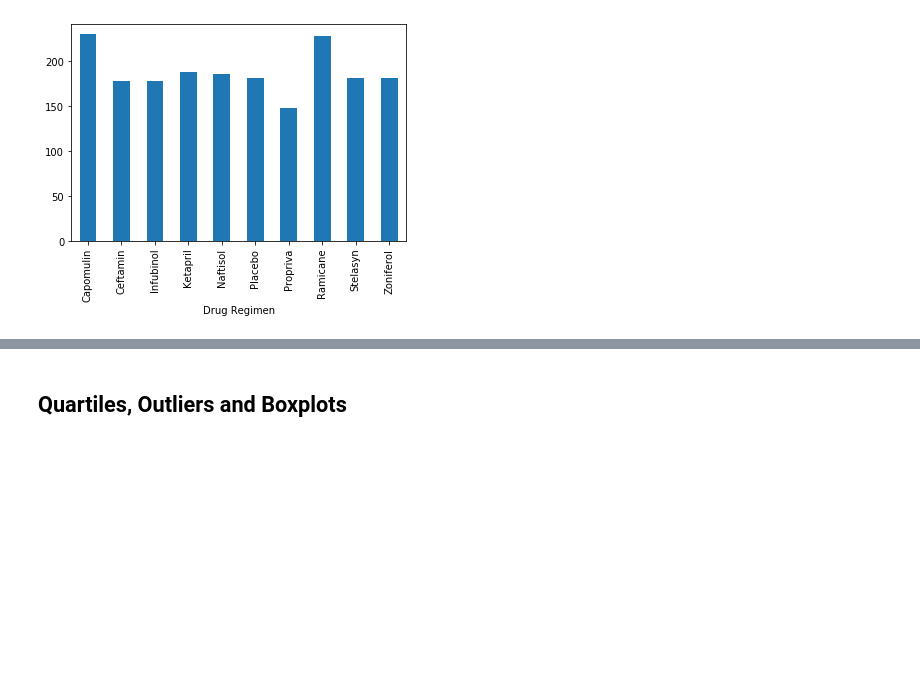
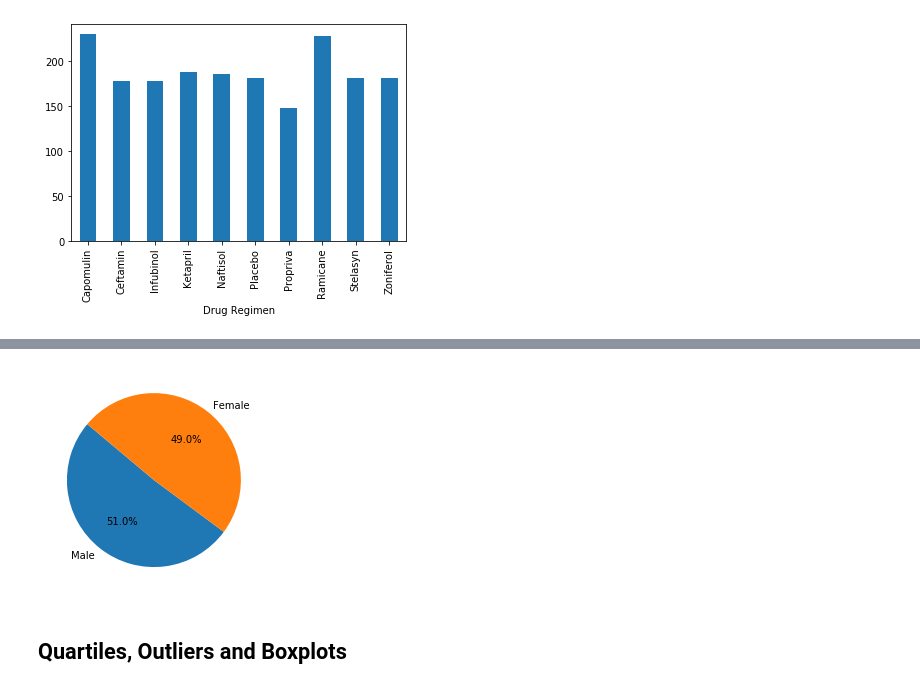
Before and after one commit to abednarz210/Matplotlib, a Jupyter notebook: pymaceuticals_starter .ipynb, the cells around one changed output, grey strips where cells are left out. Cells and saved outputs as stored; diff of their text form; code cells hidden in the pictures; blank space fills up the shorter version.

Commit message:
"More Graphs"

```diff
--- a/pymaceuticals_starter .ipynb
+++ b/pymaceuticals_starter .ipynb
@@ -179,9 +176,14 @@ SyntaxError: positional argument follows keyword argument (<ipython-input-103-1c
 # %%
 # Generate a pie plot showing the distribution of female versus male mice using Pandas
 
-
+gender = cur_mouse['Sex'].value_counts()
 
 # Generate a pie plot showing the distribution of female versus male mice using pyplot
+plt.pie(gender, labels= gender.index.values, autopct="%1.1f%%", startangle=140)
+
+plt.show()
+# %% [output]
+[figure, added]
 # %% [markdown]
 ## Quartiles, Outliers and Boxplots
 # %%
```
Also changed, not shown: parts of 1 cell of this notebook.
